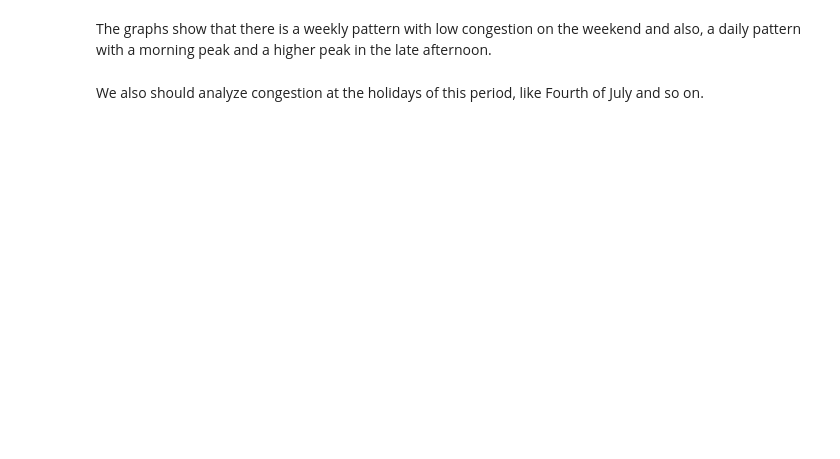
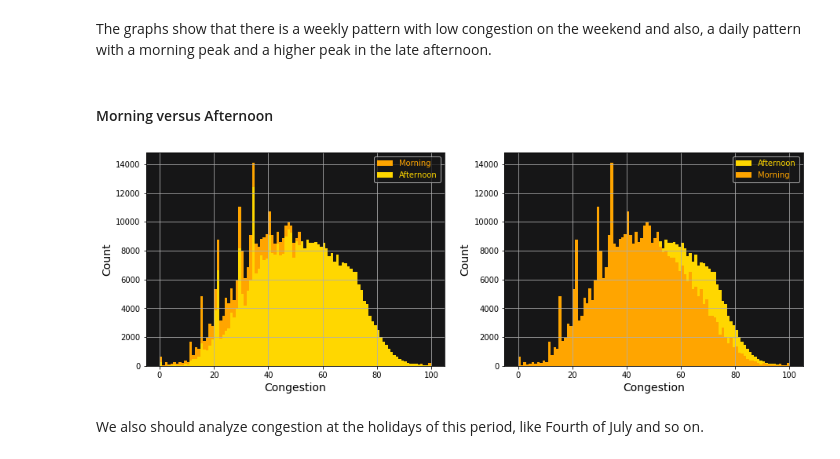
Before and after one commit to mksantos2/ML-projects, a Jupyter notebook: MSc-ML/traffic-flow-forecasting/notebook.ipynb, the cells around one changed output. Saved outputs shown, nothing was run; the diff lists cells and outputs as text; code cells hidden in the pictures; blank space fills up the shorter version.

```diff
--- a/MSc-ML/traffic-flow-forecasting/notebook.ipynb
+++ b/MSc-ML/traffic-flow-forecasting/notebook.ipynb
@@ -300,5 +312,27 @@ plt.show()
 # %% [markdown]
 The graphs show that there is a weekly pattern with low congestion on the weekend and also, a daily pattern with a morning peak and a higher peak in the late afternoon.
+# %% [markdown]
+#### Morning versus Afternoon
+# %%
+plt.figure(figsize=(15,5))
+
+plt.subplot(1,2,1)
+train_df[train_df.time.dt.hour<12].congestion.hist(bins=100, color='orange', label='Morning')
+train_df[train_df.time.dt.hour>=12].congestion.hist(bins=100, color='gold', label='Afternoon')
+plt.xlabel('Congestion', fontsize=14)
+plt.ylabel('Count', fontsize=14)
+plt.legend(labelcolor='linecolor')
+
+plt.subplot(1,2,2)
+train_df[train_df.time.dt.hour>=12].congestion.hist(bins=100, color='gold', label='Afternoon')
+train_df[train_df.time.dt.hour<12].congestion.hist(bins=100, color='orange', label='Morning')
+plt.xlabel('Congestion', fontsize=14)
+plt.ylabel('Count', fontsize=14)
+plt.legend(labelcolor='linecolor')
+
+plt.show()
+# %% [output]
+[figure, added]
 # %% [markdown]
 We also should analyze congestion at the holidays of this period, like Fourth of July and so on.
 # %%
```
Also changed, not shown: parts of 27 cells of this notebook.
